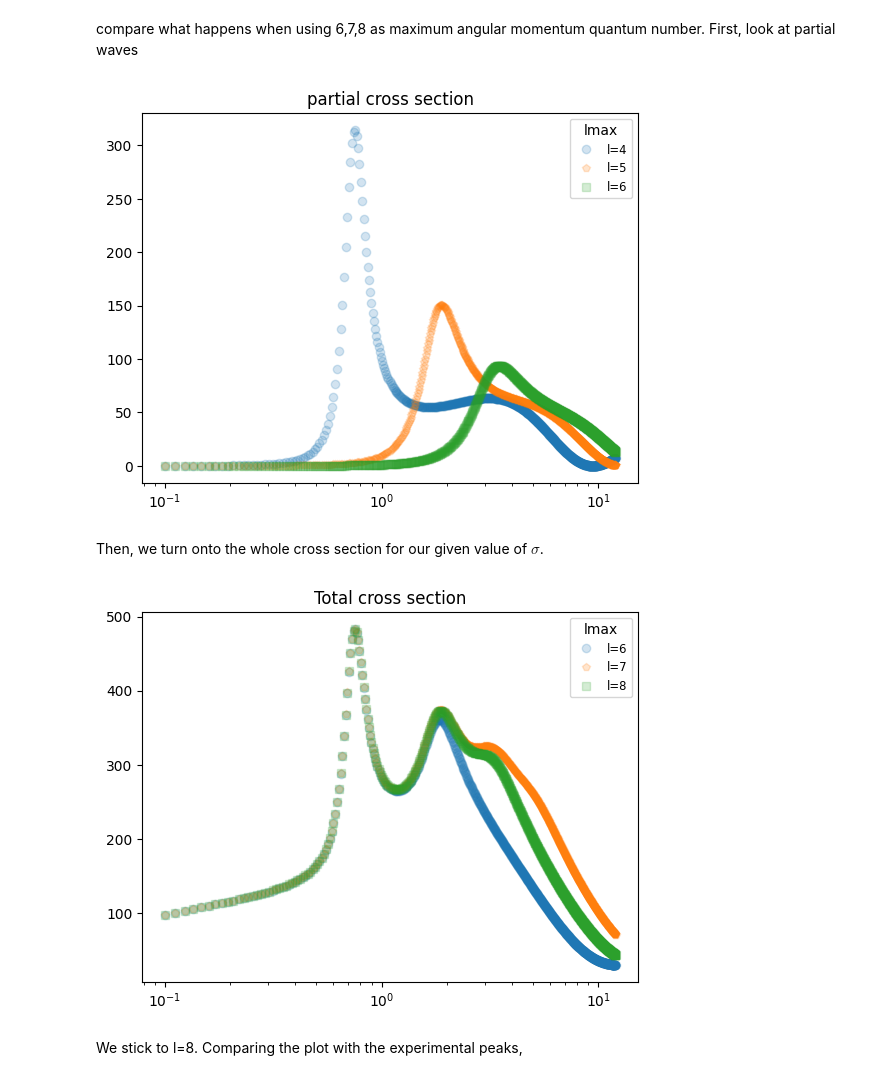
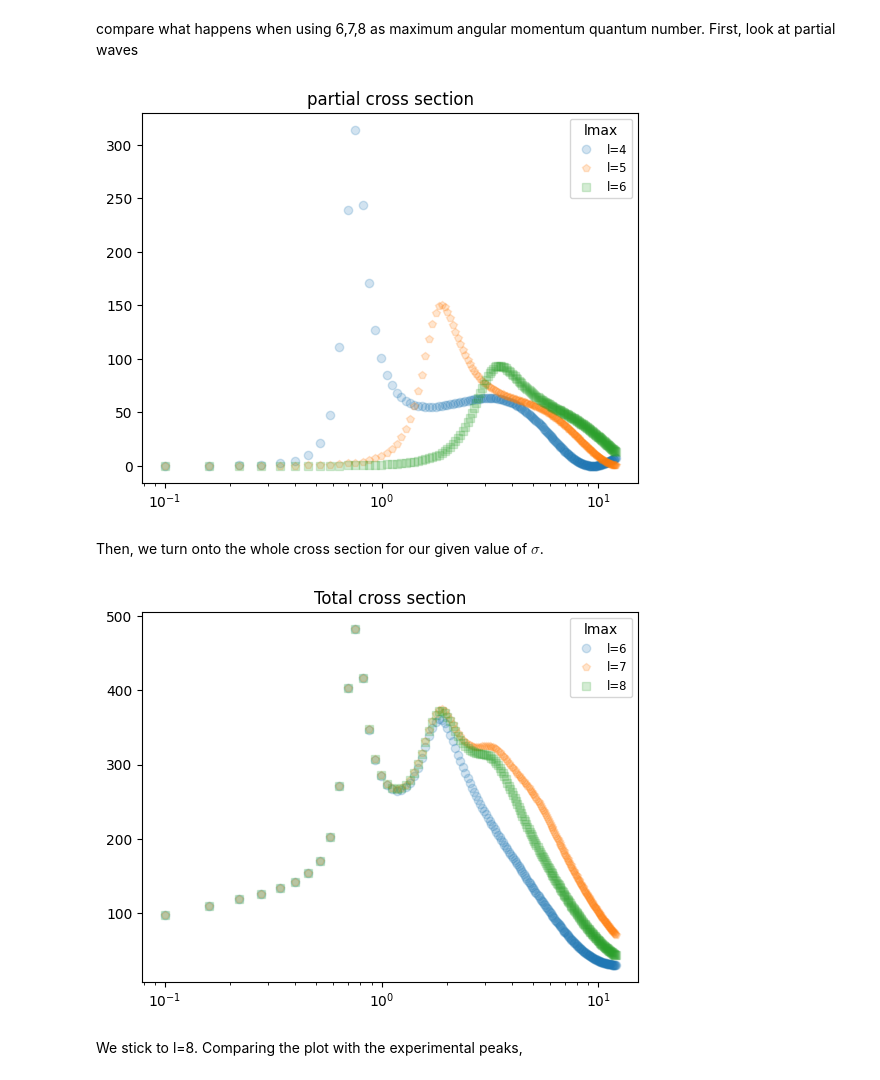
Before and after one commit to marcobeIIa/computational_physics, a Jupyter notebook: Lusvardi_Bella_Parolini_H_Kr_scattering.ipynb, the cells around one changed output. Drawn from its saved outputs; the diff is of its cells as text; code cells hidden in the pictures.

```diff
--- a/Lusvardi_Bella_Parolini_H_Kr_scattering.ipynb
+++ b/Lusvardi_Bella_Parolini_H_Kr_scattering.ipynb
@@ -142,7 +157,7 @@ import ctypes
 import numpy as np
 from numpy.ctypeslib import ndpointer
 
-# Load the compiled library
+# load the compiled library
 lib = ctypes.CDLL('./numerov.dylib')  # macOS
 # lib = ctypes.CDLL('./numerov.so')   # Linux
 
@@ -158,18 +173,18 @@ lib.numerov.argtypes = [
 ]
 
 def Numerov_C(E, h, l, r, sigma):
-    """Python wrapper for the C Numerov solver.
+    """Python wrapper for the C numerov solver.
     Args:
         E: Energy (float)
         h: Step size (float)
-        l: Angular momentum quantum number (int)
+        l: Angular momnetum quantum number (int)
         r: Radial grid (np.array)
-        sigma: LJ σ parameter (float, converted to array)
+        sigma: LJ parameter (float, converted to array)
     Returns:
         y: Wavefunction values (np.array)
     """
     y = np.zeros_like(r)
-    s_array = np.full_like(r, sigma)  # Broadcast σ to array
+    s_array = np.full_like(r, sigma)  # Broadcast sigma to array
     lib.numerov(E, h, l, r, s_array, len(r), y)
     return y
 # %% [markdown]
@@ -397,23 +415,19 @@ From this analysis, we can conclude that we can simply take 1 phase shift for ea
 # %%
 l = 9
 #Define E and l vectors
-#energy_step = 0.03
-#Evec = [round(z,3) for z in np.arange(0.0,3.6,energy_step)]
-#Evec[0] = Evec[1]/10
-#lvec=[z for z in range(0,l,1)]
-Evec = np.linspace(0.1,12, num=200)
+Evec2 = np.linspace(0.1,12, num=200)
 lvec=[z for z in range(0,l,1)]
 
 rep=1
 lmax=l
 
-mean_shift_tg = np.zeros((len(lvec),len(Evec)))
+mean_shift_tg = np.zeros((len(lvec),len(Evec2)))
 
 r1 =randint(len(r)-100,len(r)-1)
 r2 =randint(len(r)-300,len(r)-200)
 print(r1,r2)
 
 for i in range(len(lvec)):
-    for j in range(len(Evec)):
-            mean_shift_tg[i][j]=Phase_shift_tg(r1,r2,r,lvec[i],Evec[j],lmax,sigma)
+    for j in range(len(Evec2)):
+            mean_shift_tg[i][j]=Phase_shift_tg(r1,r2,r,lvec[i],Evec2[j],lmax,sigma)
 # %% [output]
@@ -459,43 +473,44 @@ ax.plot(Evec, pcross6, 's', alpha=.2)
 plt.legend(['l=4', 'l=5', 'l=6'], loc='best', title='lmax', fontsize='small')
 plt.show()
 # %% [output]
-[figure, old version]
+[figure, new version]
 # %% [markdown]
 Then, we turn onto the whole cross section for our given value of $\sigma$.
 # %%
 def totalcross(l,shifts):
+    '''
+    cross section functions
+    input: l = maximum spherical harmonic
+           shifts = matrix of the tangent of phase shifts, as output by Phase_shift_tg for each l'<= l and E
+    '''
     cross = np.zeros(len(Evec))
     for i in range(len(Evec)):
         a = 1e-3 * h_bar**2 *(c*1e10)**2/(2*m) #1e-3 for conversion meV, eV -> meV - 1e-10 for conversion m -> Å
         factor= 4 * a * np.pi/Evec[i]
         sum = 0
         for k in range(l):
             tan_l = shifts[k][i]
             sin_squared = tan_l**2/(1+tan_l**2)
             sum+=(2*k+1)*sin_squared
 
         cross[i]=(factor*sum)
 
     return cross
 
 cross6 = totalcross(6,mean_shift_tg)
 cross7 = totalcross(7,mean_shift_tg)
 cross8 = totalcross(8,mean_shift_tg)
 
 fig, ax = plt.subplots()
 ax.set_title(r'Total cross section')
 ax.set_xscale('log')
-#ax.set_yscale('log')
-#ax.set_ylim(0.9e2, 500)
-#ax.set_xlim(0.1, 5)
 ax.plot(Evec, cross6, 'o', alpha=.2)
 ax.plot(Evec, cross8, 'p', alpha=.2)
 ax.plot(Evec, cross7, 's', alpha=.2)
-#ax.set_ylim(10,500)
 plt.legend(['l=6', 'l=7', 'l=8'], loc='best', title='lmax', fontsize='small')
 plt.show()
 # %% [output]
-[figure, old version]
+[figure, new version]
 # %% [markdown]
 We stick to l=8. Comparing the plot with the experimental peaks,
 # %%
```
Also changed, not shown: parts of 18 cells of this notebook.
